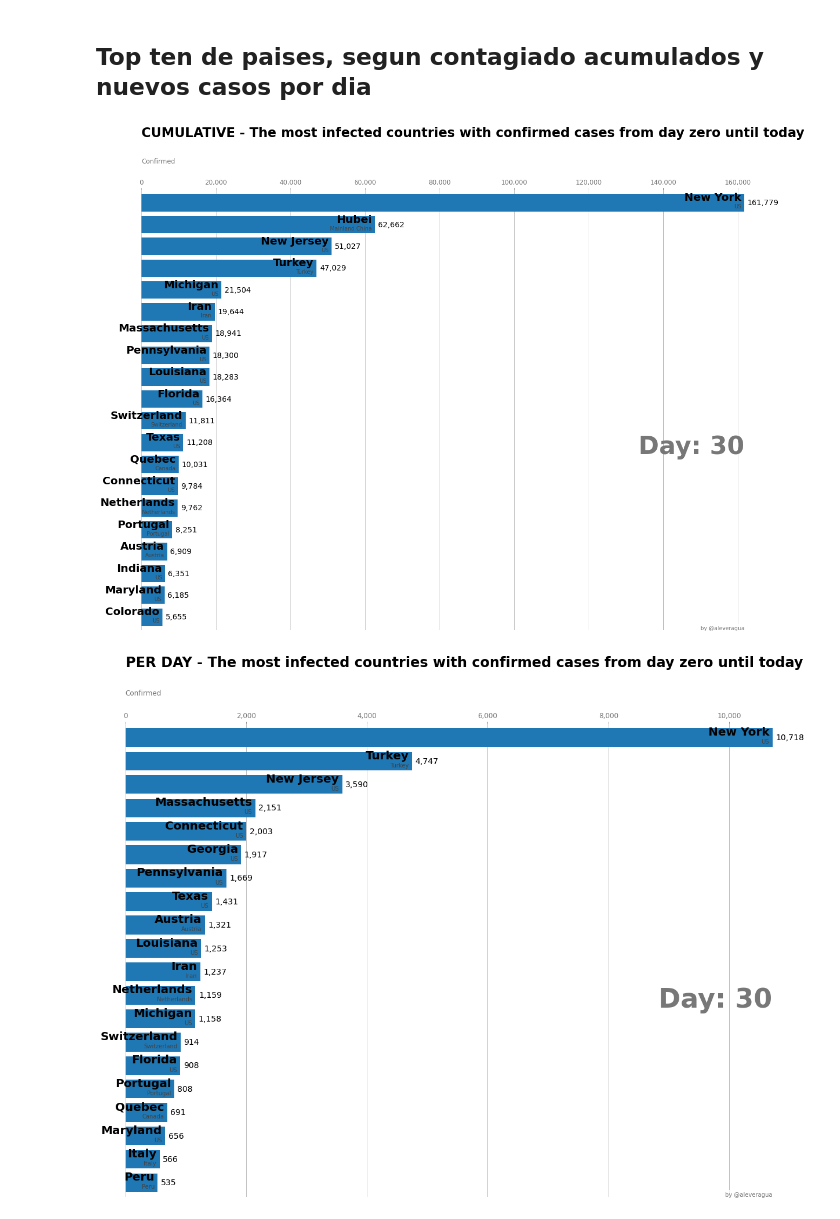
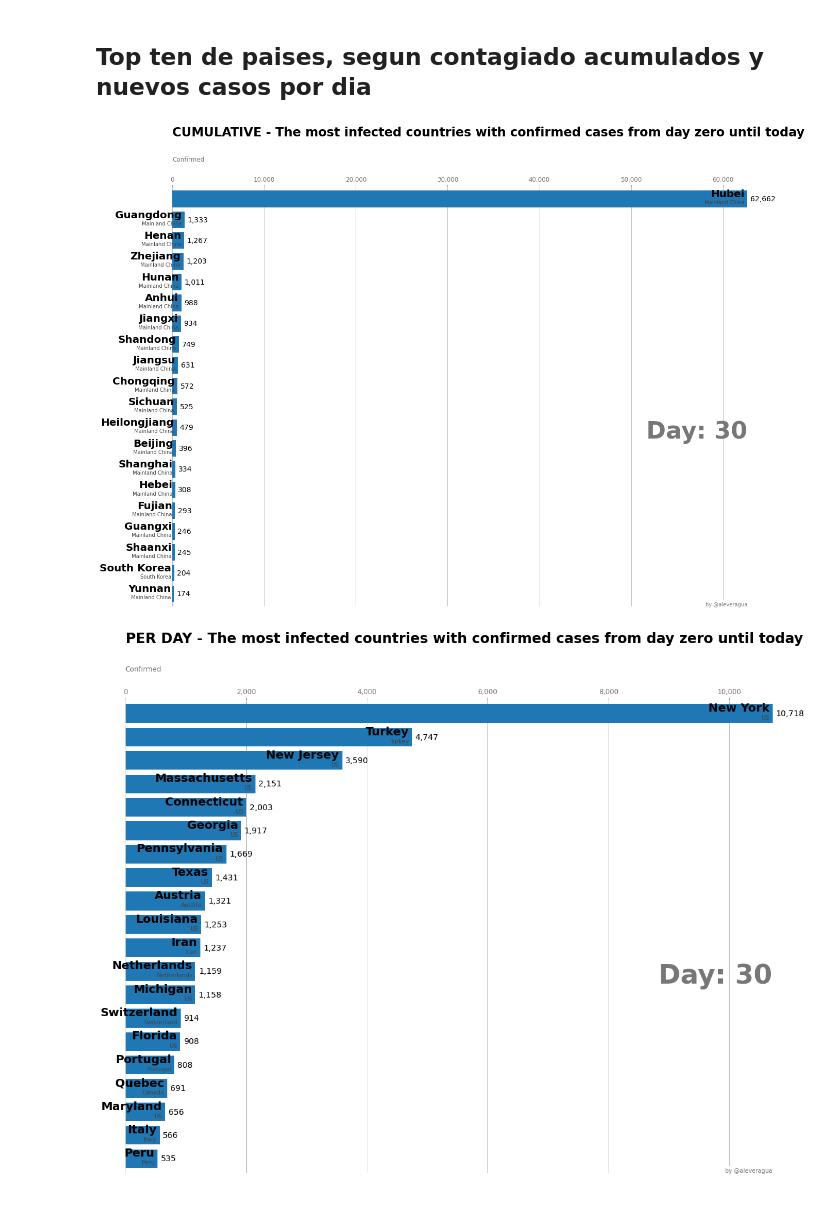
Before and after one commit to joseespinadote/proyecto_intro_mineria, a Jupyter notebook: miner-a-de-coronavirus.ipynb, the cells around one changed output. Cells and saved outputs as stored; diff of their text form; code cells hidden in the pictures.

```diff
--- a/miner-a-de-coronavirus.ipynb
+++ b/miner-a-de-coronavirus.ipynb
@@ -619,14 +619,14 @@ def draw_barchart(snapshot=30, name='region', value='num_confirmados', by='num_d
 # %%
 name = 'region'
 value = 'acc_confirmados'
-by = 'num_dia_desde_primer_caso'
+by = 'num_dia_desde_22_enero'
 top = 20
 title = 'CUMULATIVE - The most infected countries with confirmed cases from day zero until today'
 
 fig, ax = draw_barchart(snapshot=30, name=name, value=value, by=by, top=top, title=title)
 fig.savefig('figures/top_'+str(top)+'_'+value+'_'+by)
 # %% [output]
-[figure, old version]
+[figure, new version]
 # %%
 name = 'region'
 value = 'num_confirmados'
```
Also changed, not shown: parts of 3 cells of this notebook.
